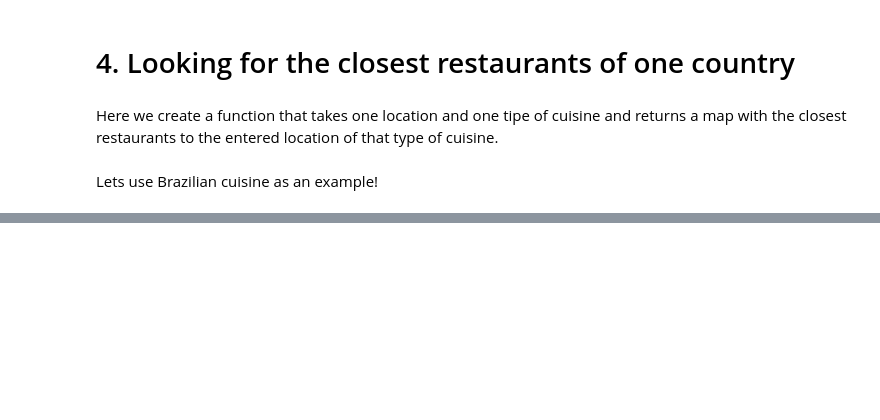
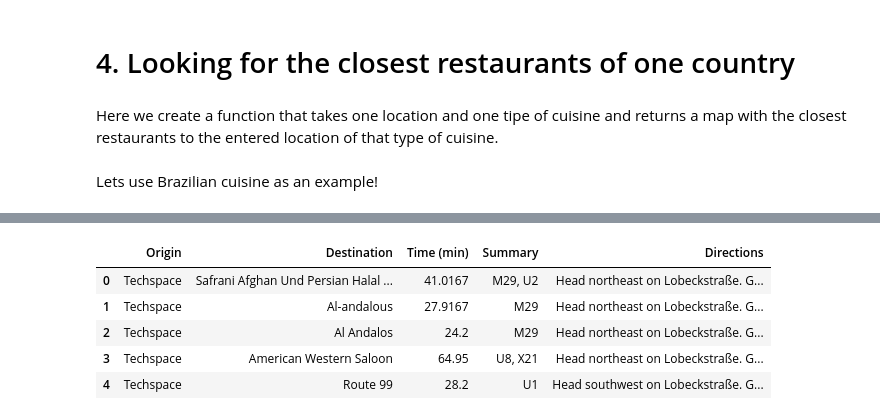
Before and after one commit to auromh/berlin_restaurants, a Jupyter notebook: Routing.ipynb, the cells around one changed output, grey strips where cells are left out. Cells and saved outputs as stored; diff of their text form; code cells hidden in the pictures; blank space fills up the shorter version.

```diff
--- a/Routing.ipynb
+++ b/Routing.ipynb
@@ -675,0 +727,10 @@ by_country(init_lat=52503842,init_lon=13407526,show_table=True,land_name='Brazil
+# %%
+all_directions_from_techsp=pd.read_pickle("data/all_directions.pkl")
+all_directions_from_techsp.head()
+# %% [output]
+|  | Origin | Destination | Time (min) | Summary | Directions |
+| 0 | Techspace | Safrani Afghan Und Persian Halal ... | 41.0167 | M29, U2 | Head northeast on Lobeckstraße. G... |
+| 1 | Techspace | Al-andalous | 27.9167 | M29 | Head northeast on Lobeckstraße. G... |
+| 2 | Techspace | Al Andalos | 24.2 | M29 | Head northeast on Lobeckstraße. G... |
+| 3 | Techspace | American Western Saloon | 64.95 | U8, X21 | Head northeast on Lobeckstraße. G... |
+| 4 | Techspace | Route 99 | 28.2 | U1 | Head southwest on Lobeckstraße. G... |
```
Also changed, not shown: parts of 12 cells of this notebook, 1 other file.
